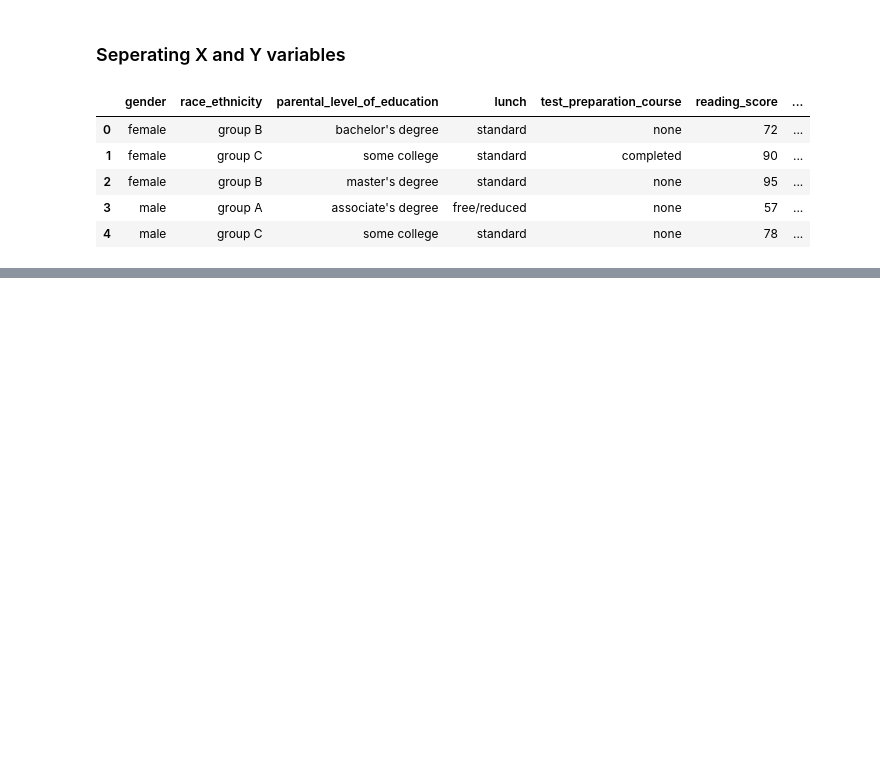
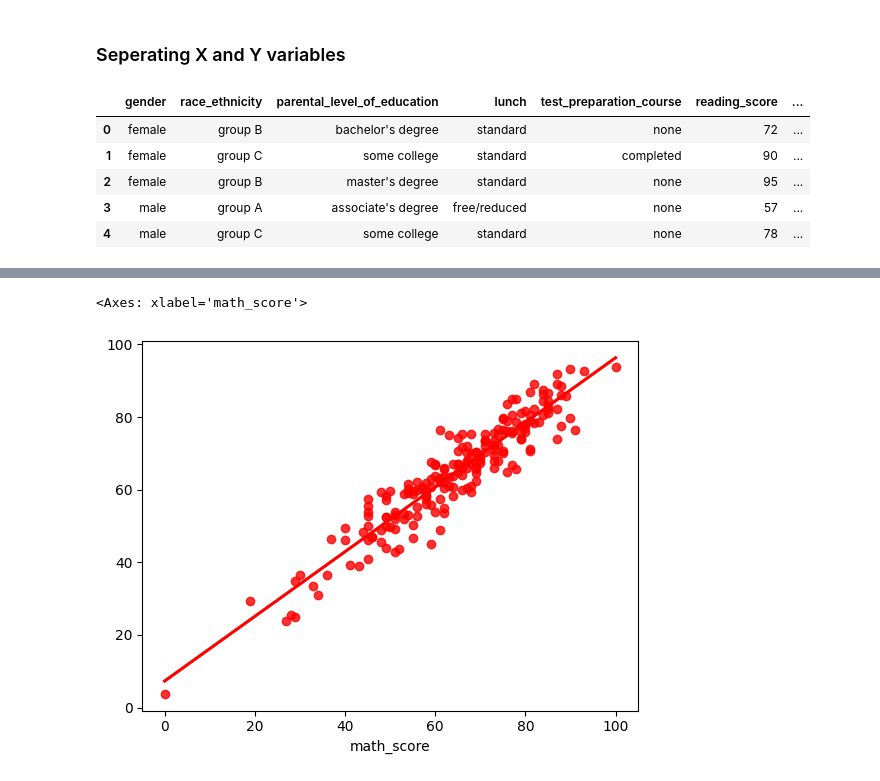
Before and after one commit to Adroit10/StudentPerformance, a Jupyter notebook: notebook/MODEL_TRAINING.ipynb, the cells around one changed output, grey strips where cells are left out. Cells and saved outputs as stored; diff of their text form; code cells hidden in the pictures; blank space fills up the shorter version.

```diff
--- a/notebook/MODEL_TRAINING.ipynb
+++ b/notebook/MODEL_TRAINING.ipynb
@@ -39,0 +116,6 @@ X.head()
+# %%
+def evaluate_model(true,predicted):
+    mae = mean_absolute_error(true, predicted)
+    rmse = np.sqrt(mean_squared_error(true, predicted))
+    r2 = r2_score(true, predicted)
+    return mae,rmse,r2
@@ -39,0 +200,5 @@ X.head()
+# %%
+sns.regplot(x=y_test,y=y_pred,ci=None,color = 'red')
+# %% [output]
+<Axes: xlabel='math_score'>
+[figure, added]
```
Also changed, not shown: parts of 13 cells of this notebook, 5 other files.
